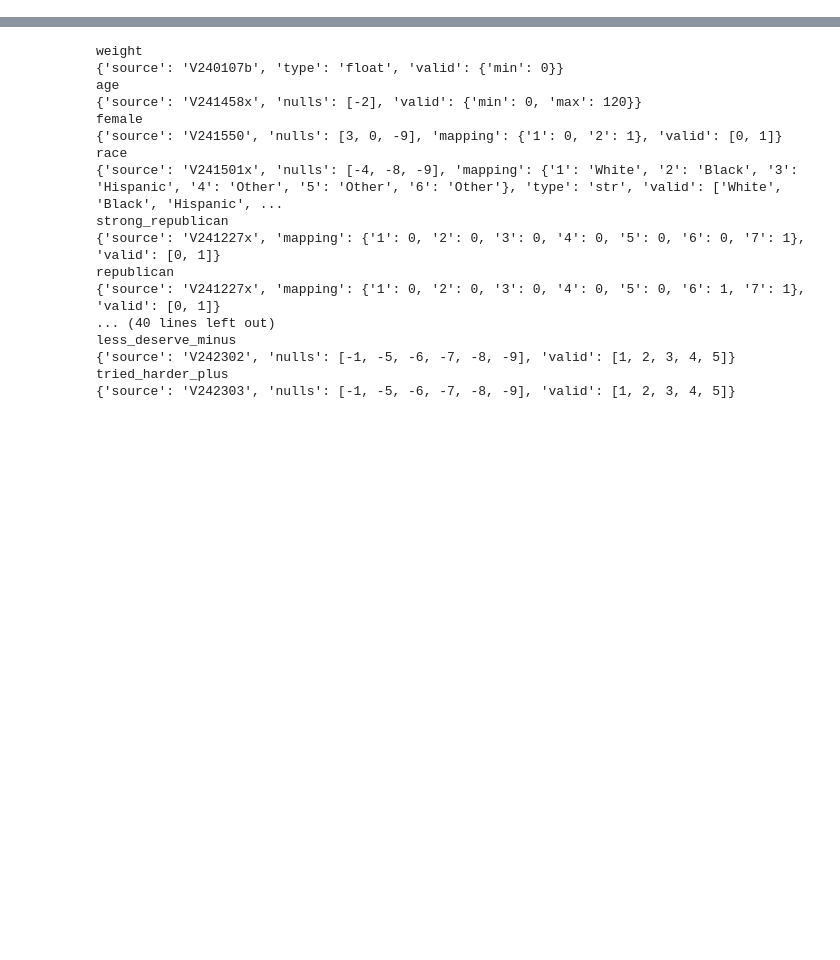
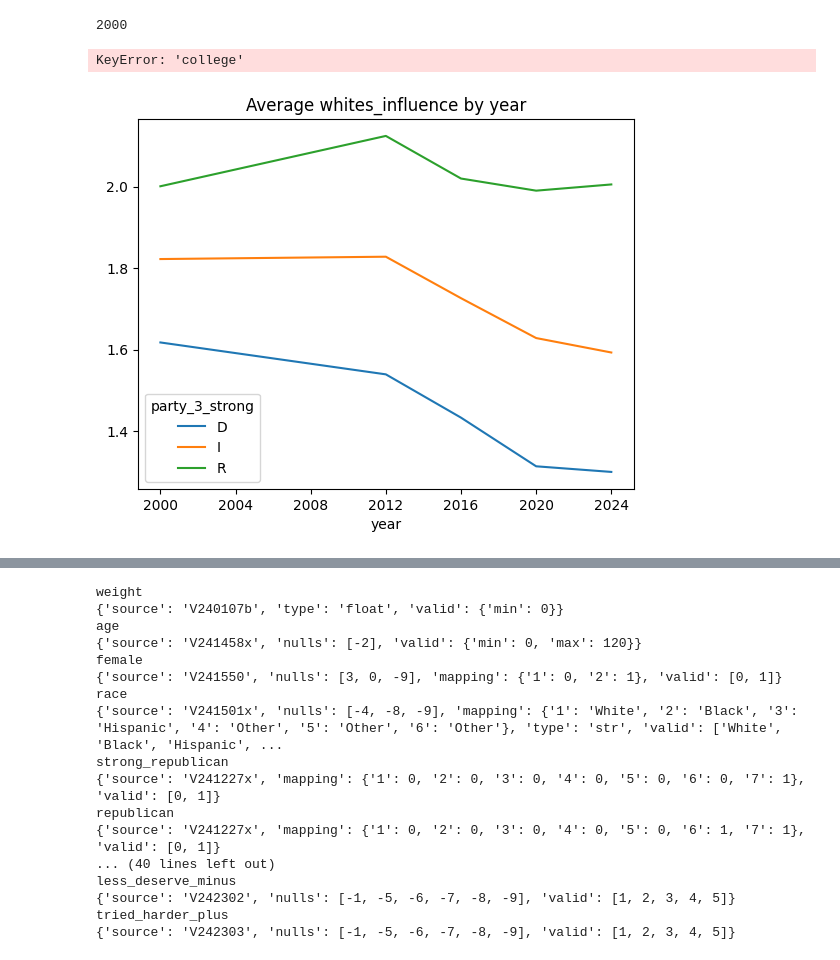
Before and after one commit to infiniteperplexity/python_socsci_revised, a Jupyter notebook: use_configs.ipynb, the cells around one changed output, grey strips where cells are left out. Drawn from its saved outputs; the diff is of its cells as text; code cells hidden in the pictures; blank space fills up the shorter version.

```diff
--- a/use_configs.ipynb
+++ b/use_configs.ipynb
@@ -44,0 +169,7 @@ year_2024
+# %%
+
+import json
+with open("configs/clean_config.json", "r") as f:
+    config = json.load(f)
+
+config
@@ -44,0 +292,53 @@ year_2024
+# %%
+test = build_dataframes(
+    vars = ["caseid","weight","age","race","whites_influence", "party_7"],
+    calculated=["party_3","party_3_strong","party_3_lean", "race_edu_block", "race_party_block"],
+    calculations=calculations
+)
+#test = build_dataframes(years=[2008], vars = ["party_7"])
+test["party_3"].value_counts(dropna=False)
+# %% [output]
+2000
+KeyError: 'college'
+# %%
+## Compute weighted mean
+import matplotlib.pyplot as plt
+def weighted_mean(data, val_col, weight="weight"):
+    #print(type(data))
+    nomiss = data[data[val_col].notna() & data[weight].notna()]
+    if len(nomiss) == 0:
+        raise ValueError("No valid data to compute weighted mean")
+    return (nomiss[val_col] * nomiss[weight]).sum() / nomiss[weight].sum()
+
+
+## Plot a weighted aggregate function of a variable over time, usually weighted mean, optional grouping
+def plot_weight_agg_over_time(
+    df,
+    var,
+    weight = "weight",
+    time = "year",
+    title = None,
+    groupby = None,
+    agg = weighted_mean,
+):
+    nomiss = df[df[var].notna() & df[weight].notna()]
+    if groupby is not None:
+        for g in groupby:
+            nomiss = nomiss[nomiss[g].notna()]
+    if len(nomiss) == 0:
+        raise ValueError("No valid data to plot")
+
+    if groupby is not None:
+        nomiss.groupby([time] + groupby).apply(agg, var, weight=weight).unstack().plot()
+    else:
+        nomiss.groupby(time).apply(agg, var, weight=weight).plot()
+
+    if title is None:
+        title = f"Average {var} by {time}"
+    plt.title(title)
+    plt.xticks(df[time].unique())
+    plt.show()
+
+plot_weight_agg_over_time(test, "whites_influence", groupby=["party_3_strong"])
+# %% [output]
+[figure, added]
```
Also changed, not shown: parts of 7 cells of this notebook, 11 other files.
